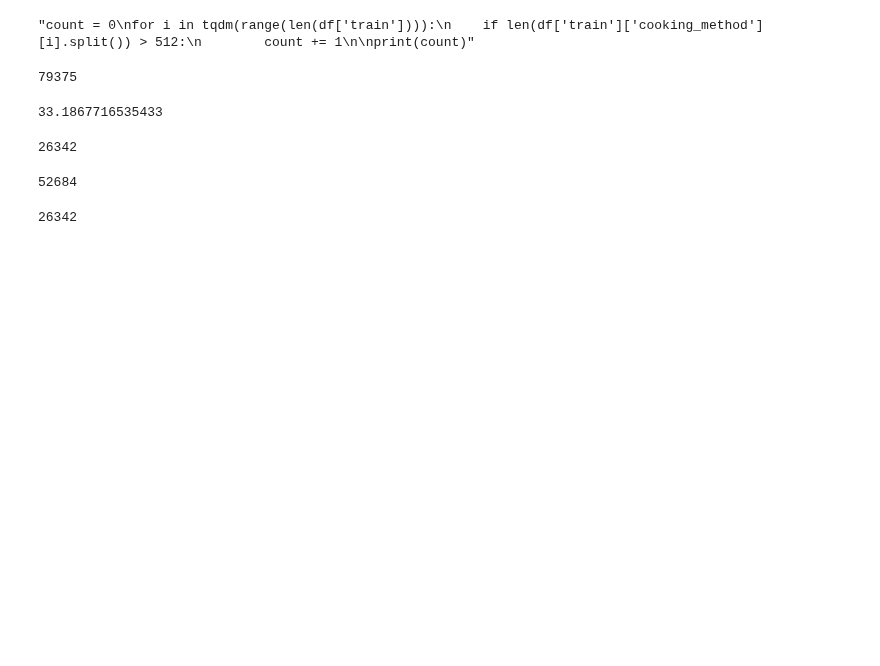
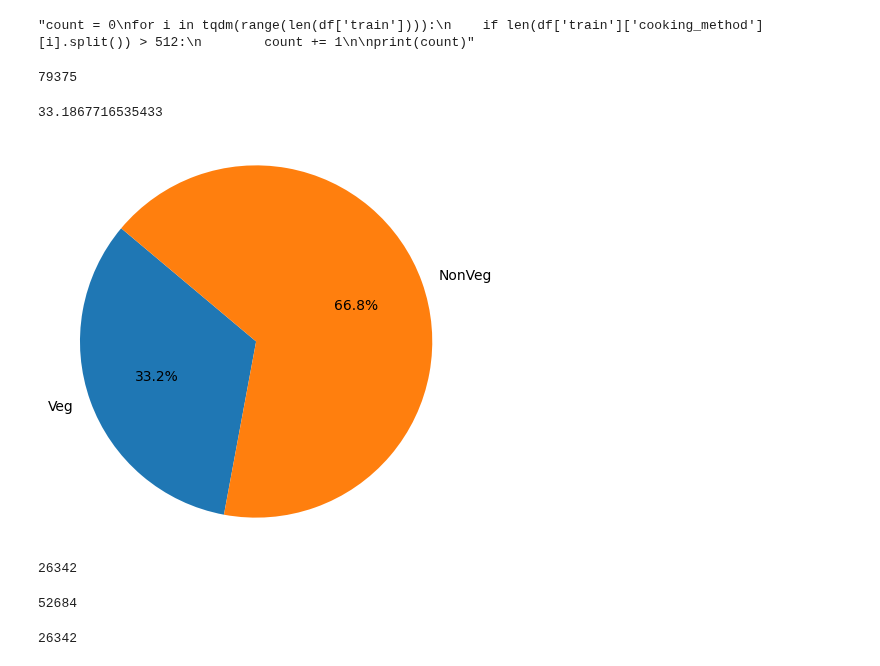
Before and after one commit to lavo2/HLT-Project, a Jupyter notebook: finetuning_Veg.ipynb, the cells around one changed output. Cells and saved outputs as stored; diff of their text form; code cells hidden in the pictures; blank space fills up the shorter version.

```diff
--- a/finetuning_Veg.ipynb
+++ b/finetuning_Veg.ipynb
@@ -175,6 +175,23 @@ len(df['train'])
 sum(df['train']['Veg'])/len(df['train'])*100
 # %% [output]
 33.1867716535433
+# %%
+# plot cake plot with 'Veg' and 'NonVeg' recipes distribution
+import matplotlib.pyplot as plt
+
+# Count the number of 'Veg' and 'NonVeg' recipes
+veg_count = sum(df['train']['Veg'])
+non_veg_count = len(df['train']) - veg_count
+
+# Create a pie chart
+plt.figure(figsize=(5,5))
+plt.pie([veg_count, non_veg_count], labels=['Veg', 'NonVeg'], autopct='%1.1f%%', startangle=140)
+plt.axis('equal')
+
+# Display the pie chart
+plt.show()
+# %% [output]
+[figure, added]
 # %%
 # order the dataset based on 'Veg' label
 df['train'] = df['train'].sort('Veg', reverse=True)
```
Also changed, not shown: parts of 6 cells of this notebook, 1 other file.
